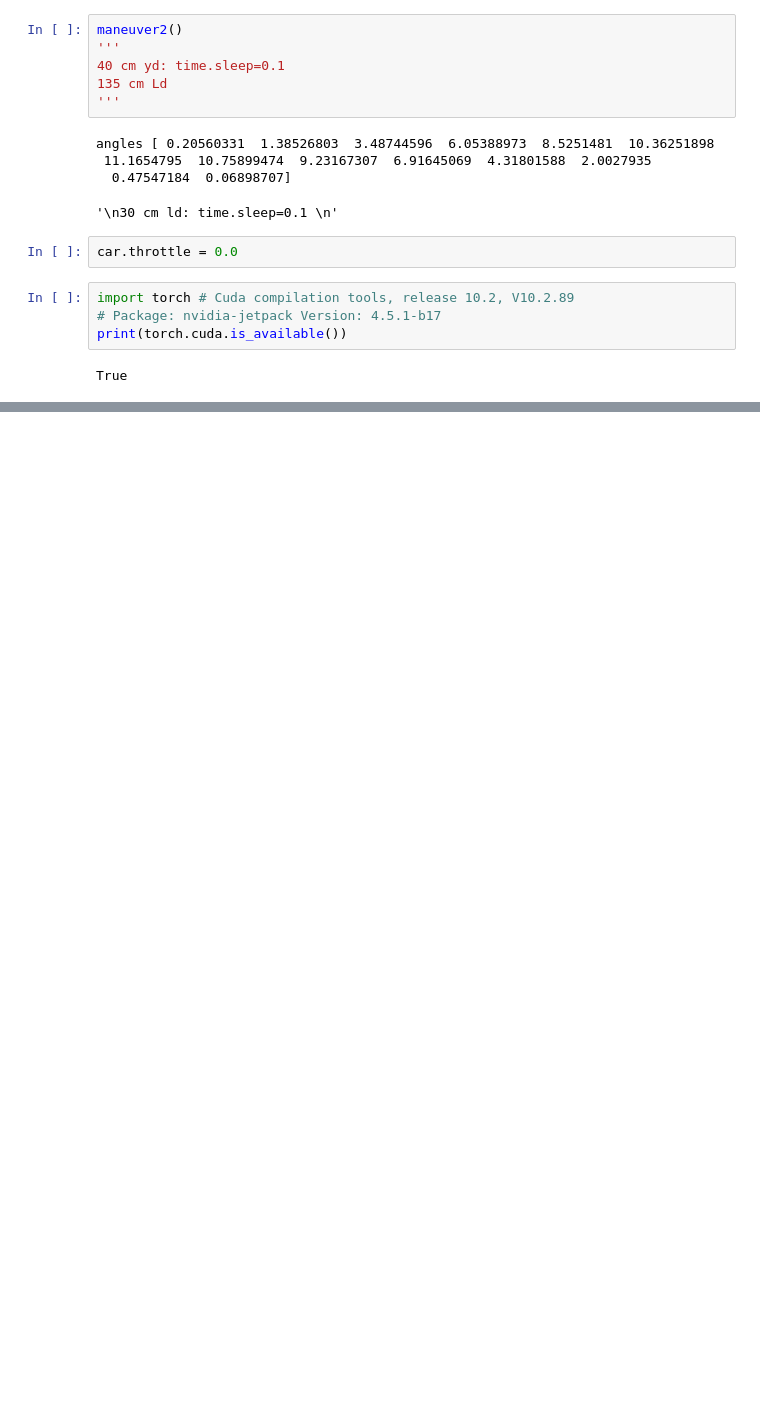
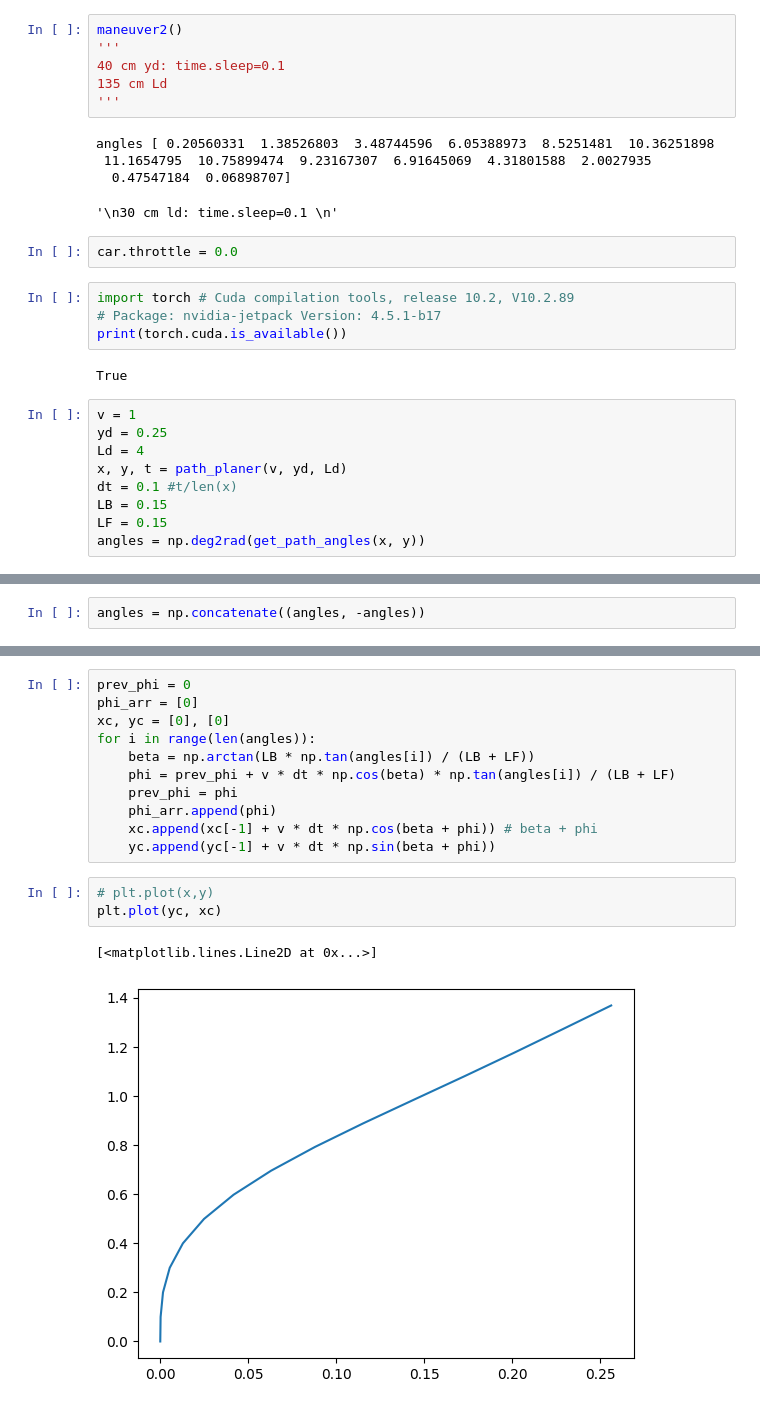
Before and after one commit to legonko/Final-project, a Jupyter notebook: lib/utils/test_path_planning.ipynb, the cells around one changed output, grey strips where cells are left out. Drawn from its saved outputs; the diff is of its cells as text; blank space fills up the shorter version.

```diff
--- a/lib/utils/test_path_planning.ipynb
+++ b/lib/utils/test_path_planning.ipynb
@@ -321,3 +321,12 @@ import torch # Cuda compilation tools, release 10.2, V10.2.89
 print(torch.cuda.is_available())
 # %% [output]
 True
+# %%
+v = 1
+yd = 0.25
+Ld = 4
+x, y, t = path_planer(v, yd, Ld)
+dt = 0.1 #t/len(x)
+LB = 0.15
+LF = 0.15
+angles = np.deg2rad(get_path_angles(x, y))
@@ -323,0 +337,2 @@ True
+# %%
+angles = np.concatenate((angles, -angles))
@@ -323,0 +368,17 @@ True
+# %%
+prev_phi = 0
+phi_arr = [0]
+xc, yc = [0], [0]
+for i in range(len(angles)):
+    beta = np.arctan(LB * np.tan(angles[i]) / (LB + LF))
+    phi = prev_phi + v * dt * np.cos(beta) * np.tan(angles[i]) / (LB + LF)
+    prev_phi = phi
+    phi_arr.append(phi)
+    xc.append(xc[-1] + v * dt * np.cos(beta + phi)) # beta + phi
+    yc.append(yc[-1] + v * dt * np.sin(beta + phi))
+# %%
+# plt.plot(x,y)
+plt.plot(yc, xc)
+# %% [output]
+[<matplotlib.lines.Line2D at 0x...>]
+[figure, added]
```
Also changed, not shown: parts of 11 cells of this notebook, 18 other files.
